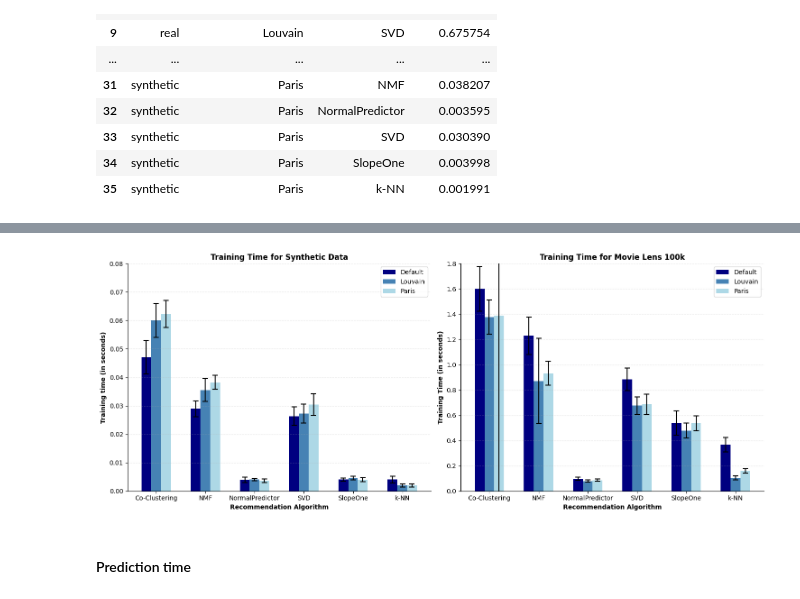
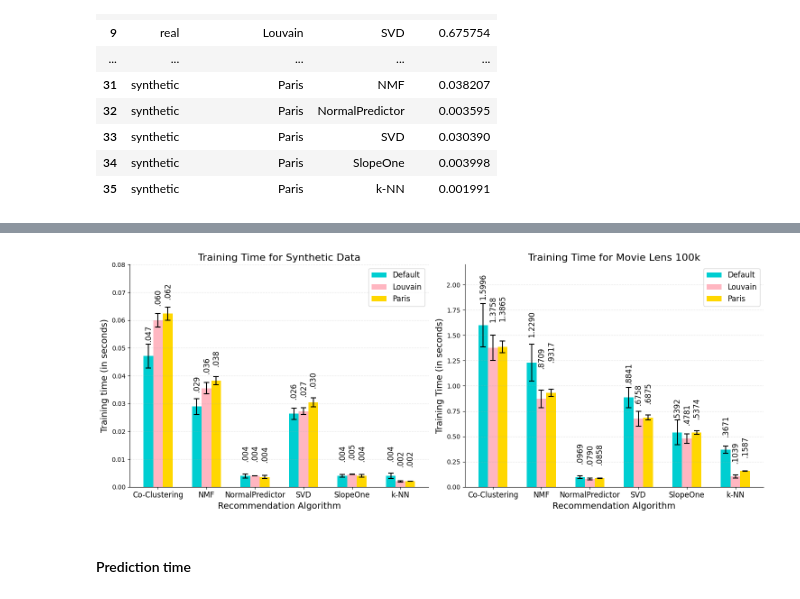
Before and after one commit to ryan-dutra/Collaborative-filtering, a Jupyter notebook: notebooks/summarization_of_cost.ipynb, the cells around one changed output, grey strips where cells are left out. Drawn from its saved outputs; the diff is of its cells as text; code cells hidden in the pictures.

```diff
--- a/notebooks/summarization_of_cost.ipynb
+++ b/notebooks/summarization_of_cost.ipynb
@@ -11,6 +11,9 @@ import pandas as pd
 import numpy as np
 import matplotlib.pyplot as plt
 %matplotlib inline
+# %%
+def custom_aggregator(x):
+    return np.median(np.absolute(x - np.median(x)))
 # %% [markdown]
 ### Data loading
 # %%
@@ -41,7 +44,8 @@ df = df.groupby(['dataset', 'community_detector', 'algorithm_rec', 'test_size',
 df = df.groupby(['dataset', 'community_detector', 'algorithm_rec', 'test_size'])['train_runtime'].median().reset_index()
 df = df.groupby(['dataset', 'community_detector', 'algorithm_rec'])['train_runtime'].median().reset_index()
 errors = data.copy()
-errors = errors.groupby(['dataset', 'community_detector', 'algorithm_rec'])['train_runtime'].mad().reset_index()
+#errors = errors.groupby(['dataset', 'community_detector', 'algorithm_rec'])['train_runtime'].mad().reset_index()
+errors = errors.groupby(['dataset', 'community_detector', 'algorithm_rec'])['train_runtime'].agg(custom_aggregator).reset_index()
 
 display(df)
 # %% [output]
@@ -96,7 +100,7 @@ methods = list(
     )
 )
 methods.sort()
-colors = ['navy', 'steelblue', 'lightblue']
+colors = ['#00CED1', '#FFB6C1', '#FFD700']#['navy', 'steelblue', 'lightblue']
 bar_width = 0.2
 index = np.arange(len(models))
 # %%
@@ -124,58 +128,66 @@ fig, axes = plt.subplots(1, 2, figsize=(15, 6))
 for i, method in enumerate(methods):
     axes[0].bar(index + (i * bar_width), run_synt[:, i], yerr=errors_synt[:, i], width=bar_width, label=method,
                 color=colors[i], capsize=4, error_kw={'capthick': 1.5})
-#    for j, value in enumerate(run_synt[:, i]):
-#        formatted_value = format(value, '.3f').lstrip('0')
-#        axes[0].annotate(formatted_value, xy=(index[j] + (i * bar_width), value),
-#                         xytext=(0, -35), textcoords='offset points', ha='center', va='top',
-#                         fontsize=9, color='blueviolet', rotation='vertical', fontweight='bold')
+    for j, value in enumerate(run_synt[:, i]):
+        formatted_value = format(value, '.3f').lstrip('0')
+        axes[0].annotate(formatted_value, xy=(index[j] + (i * bar_width), value),
+                         xytext=(0, 49), textcoords='offset points', ha='center', va='top',
+                         fontsize=12, color='black', rotation='vertical')#, fontweight='bold')
 
 # Additional plot settings for the synthetic dataset
-axes[0].set_xlabel('Recommendation Algorithm', fontweight='bold')
-axes[0].set_ylabel('Training time (in seconds)', fontweight='bold')
-axes[0].set_title('Training Time for Synthetic Data', fontweight='bold')
+axes[0].set_xlabel('Recommendation Algorithm', fontsize=14)#, fontweight='bold')
+axes[0].set_ylabel('Training time (in seconds)', fontsize=14)#, fontweight='bold')
+axes[0].set_title('Training Time for Synthetic Data', fontsize=16)#, fontweight='bold')
 axes[0].set_xticks(index + (bar_width * (len(methods) - 1) / 2))
 axes[0].set_xticklabels(models, ha='center')
 axes[0].set_ylim(0, 0.08)
-axes[0].legend()
+axes[0].tick_params(axis='x', labelsize=12)
+axes[0].legend(fontsize=12)
 
 # Add horizontal grid lines for the synthetic dataset
 axes[0].grid(axis='y', linestyle='--', alpha=0.3)
 
 for i, method in enumerate(methods):
     axes[1].bar(index + (i * bar_width), run_real[:, i], yerr=errors_real[:, i], width=bar_width, label=method,
                 color=colors[i], capsize=4, error_kw={'capthick': 1.5})
-#    for j, value in enumerate(run_real[:, i]):
-#        formatted_value = format(value, '.4f').lstrip('0')
-#        axes[1].annotate(formatted_value, xy=(index[j] + (i * bar_width), value),
-#                         xytext=(0, -35), textcoords='offset points', ha='center', va='top',
-#                         fontsize=9, color='blueviolet', rotation='vertical', fontweight='bold')
+    for j, value in enumerate(run_real[:, i]):
+        if j >= 2:
+            formatted_value = format(value, '.4f').lstrip('0')
+            axes[1].annotate(formatted_value, xy=(index[j] + (i * bar_width), value),
+                         xytext=(0, 55), textcoords='offset points', ha='center', va='top',
+                         fontsize=12, color='black', rotation='vertical')#, fontweight='bold')
+        else:
+            formatted_value = format(value, '.4f').lstrip('0')
+            axes[1].annotate(formatted_value, xy=(index[j] + (i * bar_width), value),
+                         xytext=(0, 82), textcoords='offset points', ha='center', va='top',
+                         fontsize=12, color='black', rotation='vertical')#, fontweight='bold')
 # Additional plot settings for the real dataset
-axes[1].set_xlabel('Recommendation Algorithm', fontweight='bold')
-axes[1].set_ylabel('Training Time (in seconds)', fontweight='bold')
-axes[1].set_title('Training Time for Movie Lens 100k', fontweight='bold')
+axes[1].set_xlabel('Recommendation Algorithm', fontsize=14)#, fontweight='bold')
+axes[1].set_ylabel('Training Time (in seconds)', fontsize=14)#, fontweight='bold')
+axes[1].set_title('Training Time for Movie Lens 100k', fontsize=16)#, fontweight='bold')
 axes[1].set_xticks(index + (bar_width * (len(methods) - 1) / 2))
 axes[1].set_xticklabels(models, ha='center')
-axes[1].set_ylim(0, 1.8)
-axes[1].legend()
+axes[1].set_ylim(0, 2.2)
+axes[1].tick_params(axis='x', labelsize=12)
+axes[1].legend(fontsize=12)
 
 # Add horizontal grid lines for the real dataset
 axes[1].grid(axis='y', linestyle='--', alpha=0.3)
 
 # Remove the top and right spines for both subplots
 axes[0].spines['top'].set_visible(False)
 axes[0].spines['right'].set_visible(False)
 axes[1].spines['top'].set_visible(False)
 axes[1].spines['right'].set_visible(False)
 
 # Adjust the spacing between subplots
 fig.tight_layout()
 
 # Display the plot
-plt.savefig('../plots/experiment_results/cost_comparison/training_plot.pdf')
+plt.savefig('../plots/experiment_results/cost_comparison/training_plot_V2.pdf')
 plt.show()
 # %% [output]
-[figure, old version]
+[figure, new version]
 # %% [markdown]
 #### Prediction time
 # %%
```
Also changed, not shown: parts of 5 cells of this notebook, 10 other files.
